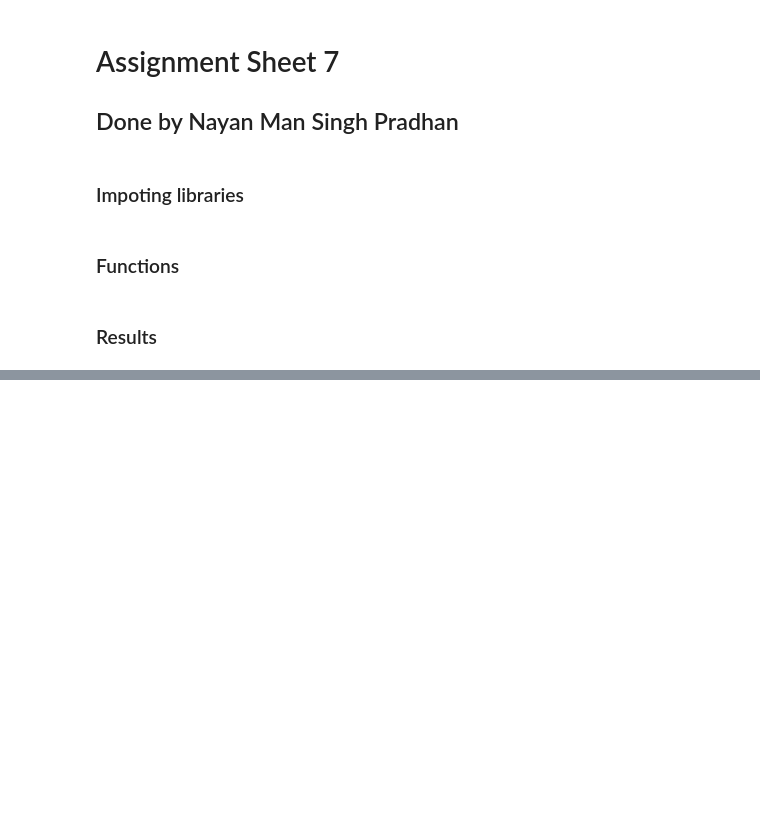
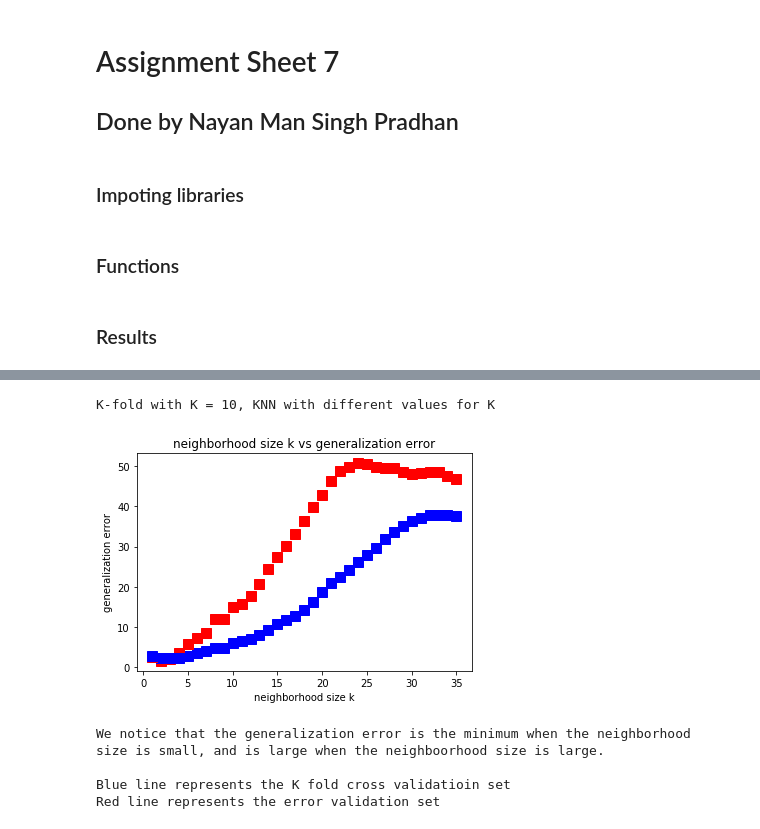
Before and after one commit to nayan-pradhan/MachineLearning_JacobsUniversity, a Jupyter notebook: Assignment7/ProgrammingAssignmentSolution_Sheet7_NayanManSinghPradhan.ipynb, the cells around one changed output, grey strips where cells are left out. Cells and saved outputs as stored; diff of their text form; code cells hidden in the pictures; blank space fills up the shorter version.

```diff
--- a/Assignment7/ProgrammingAssignmentSolution_Sheet7_NayanManSinghPradhan.ipynb
+++ b/Assignment7/ProgrammingAssignmentSolution_Sheet7_NayanManSinghPradhan.ipynb
@@ -148,3 +152,67 @@ From K-fold Validation Set: 2.4120735218343166
+# %%
+## For graphing like example 6.3
+
+## only one set of randomly generated input sample
+
+## Generate random input sample
+N = 51
+x = []
+y = []
+for i in range(0, N):
+    mu, sigma = 0, 1.15 ## mean and standard deviation
+    noise = np.random.normal(mu, sigma, 1)
+
+    temp_x = random.randint(-4,4)
+    temp_y = temp_x**2 + noise
+
+    x.append(temp_x)
+    y.append(temp_y)
+
+## Splitting data into train and validate sets
+split_size = random.randint(1, len(x)-1)
+train_x = x[0:split_size]
+train_y = y[0:split_size]
+validate_x = x[split_size:]
+validate_y = y[split_size:]
+
+## Reshaping into np array
+train_x = np.array(train_x)
+validate_x = np.array(validate_x)
+train_x = train_x.reshape(-1,1)
+validate_x = validate_x.reshape(-1,1)
+
+print("K-fold with K = 10, KNN with different values for K")
+
+## Graphing
+for k in range(len(train_x), 0, -1):
+
+    # for error validation set
+    result_validation_set_graph = err_validation_set_graph(train_x, train_y, validate_x, validate_y, k)
+    plt.plot(k, result_validation_set_graph, color = 'c')
+    plt.plot(k, result_validation_set_graph, 'rs', markersize=10, color = 'r')
+
+    # for k fold cross validation set
+    result_k_fold_set_graph = k_fold_cross_validation(x, y, 10, k)
+    plt.plot(k, result_k_fold_set_graph, color = 'c')
+    plt.plot(k, result_k_fold_set_graph, 'rs', markersize=10, color = 'b')
+
+    plt.title("neighborhood size k vs generalization error")
+    plt.xlabel("neighborhood size k")
+    plt.ylabel("generalization error")
+
+plt.show()
+
+print("We notice that the generalization error is the minimum when the neighborhood size is small, and is large when the neighboorhood size is large.\n")
+
+print("Blue line represents the K fold cross validatioin set")
+print("Red line represents the error validation set")
+# %% [output]
+K-fold with K = 10, KNN with different values for K
+[figure, added]
+We notice that the generalization error is the minimum when the neighborhood size is small, and is large when the neighboorhood size is large.
+
+Blue line represents the K fold cross validatioin set
+Red line represents the error validation set
 # %%
 ## For graphing like example 6.3
 
```
Also changed, not shown: parts of 3 cells of this notebook.
